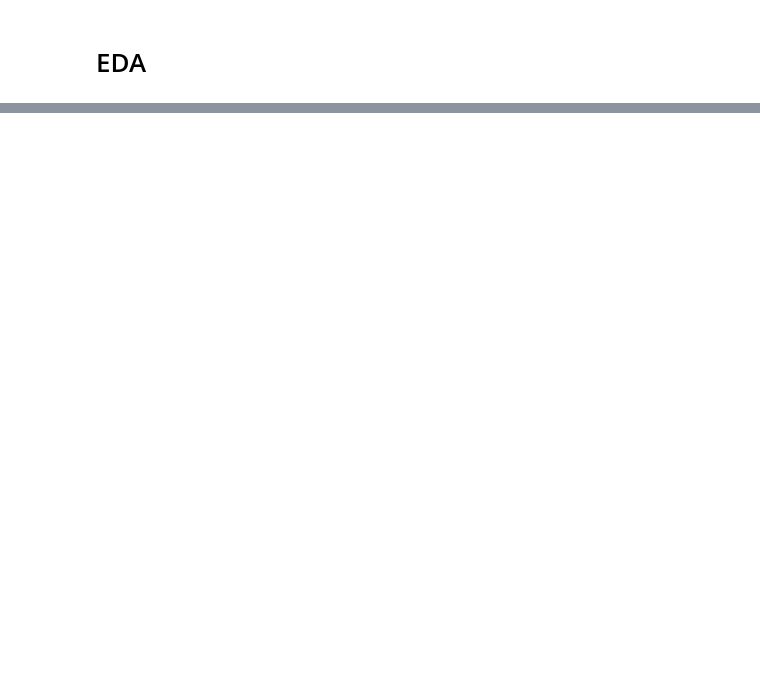
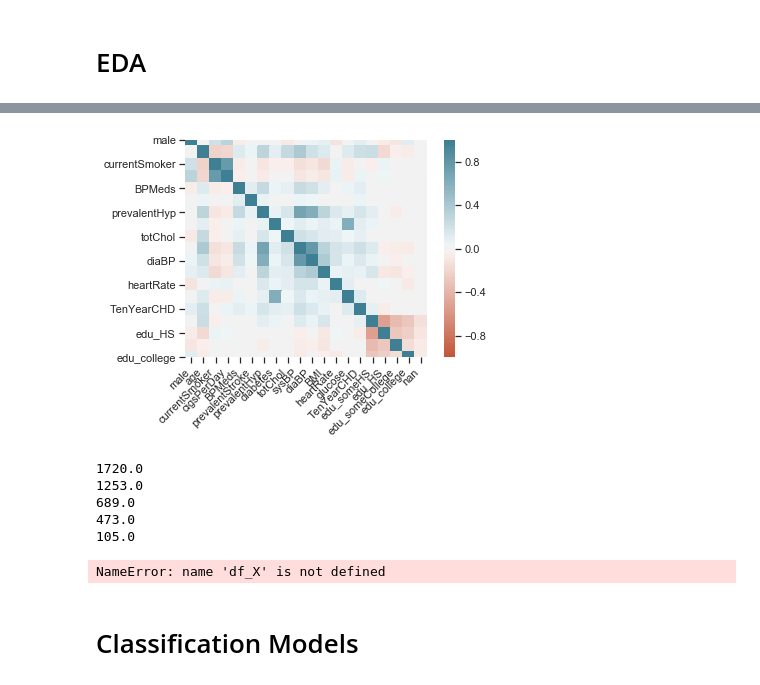
Before and after one commit to alou127/project3, a Jupyter notebook: project3_notebook.ipynb, the cells around one changed output, grey strips where cells are left out. Saved outputs shown, nothing was run; the diff lists cells and outputs as text; code cells hidden in the pictures; blank space fills up the shorter version.

```diff
--- a/project3_notebook.ipynb
+++ b/project3_notebook.ipynb
@@ -339,0 +424,37 @@ pp
+# %%
+corr = df_imputed_mask.corr()
+ax = sns.heatmap(
+    corr,
+    vmin=-1, vmax=1, center=0,
+    cmap=sns.diverging_palette(20, 220, n=200),
+    square=True
+)
+ax.set_xticklabels(
+    ax.get_xticklabels(),
+    rotation=45,
+    horizontalalignment='right'
+);
+# %% [output]
+[figure, added]
+# %%
+edu_list = ['edu_someHS', 'edu_HS', 'edu_someCollege', 'edu_college', 'nan']
+for edu in edu_list:
+    print(df_imputed_mask[edu].sum())
+# %% [output]
+1720.0
+1253.0
+689.0
+473.0
+105.0
+# %%
+def plot_features(df, sample_size=500):
+
+    sample = (df_imputed_mask.drop(['product_id','user_id','latest_cart'],axis=1)
+                .sample(1000, random_state=44))
+    sns.pairplot(sample,hue='in_cart', plot_kws=dict(alpha=.3, edgecolor='none'))
+
+plot_features(df_X)
+# %% [output]
+NameError: name 'df_X' is not defined
+# %% [markdown]
+# Classification Models
```
Also changed, not shown: parts of 58 cells of this notebook.
